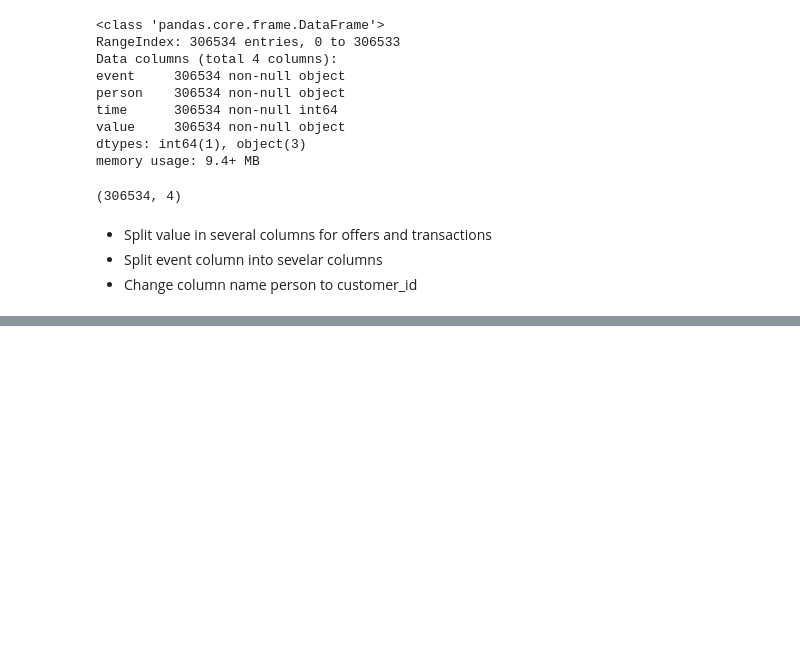
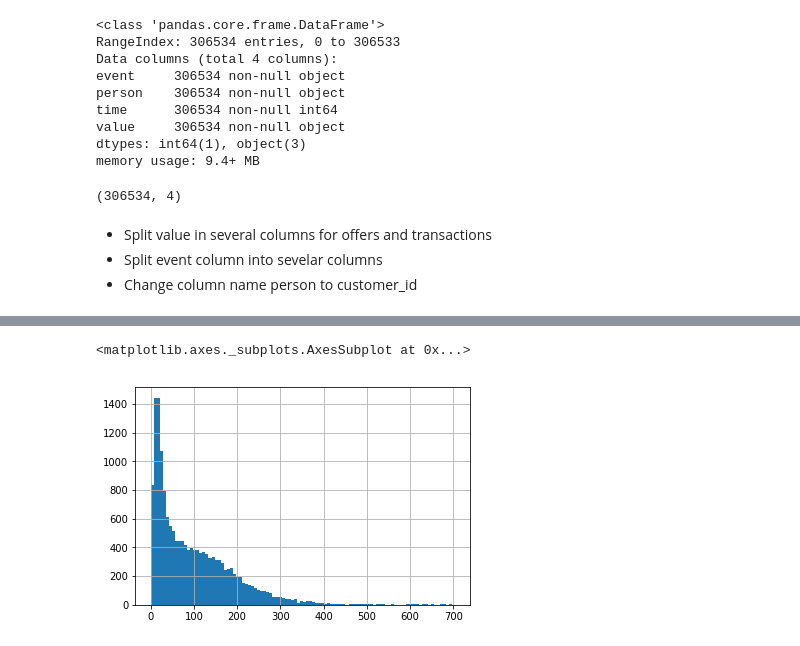
Before and after one commit to aproano2/notebooks, a Jupyter notebook: data-scientist/starbucks/Starbucks_Capstone_notebook.ipynb, the cells around one changed output, grey strips where cells are left out. Cells and saved outputs as stored; diff of their text form; code cells hidden in the pictures; blank space fills up the shorter version.

```diff
--- a/data-scientist/starbucks/Starbucks_Capstone_notebook.ipynb
+++ b/data-scientist/starbucks/Starbucks_Capstone_notebook.ipynb
@@ -208,0 +392,3 @@ transcript.shape
+# %%
+total_expense_customer = df[df.event_transaction == 1].groupby('customer_id').amount.sum()
+total_expense_customer.describe()
@@ -208,0 +405,6 @@ transcript.shape
+# %%
+perc99_percust = total_expense_customer.quantile(0.99)
+total_expense_customer[total_expense_customer <= perc99_percust].hist(bins=100)
+# %% [output]
+<matplotlib.axes._subplots.AxesSubplot at 0x...>
+[figure, added]
```
Also changed, not shown: parts of 40 cells of this notebook.
